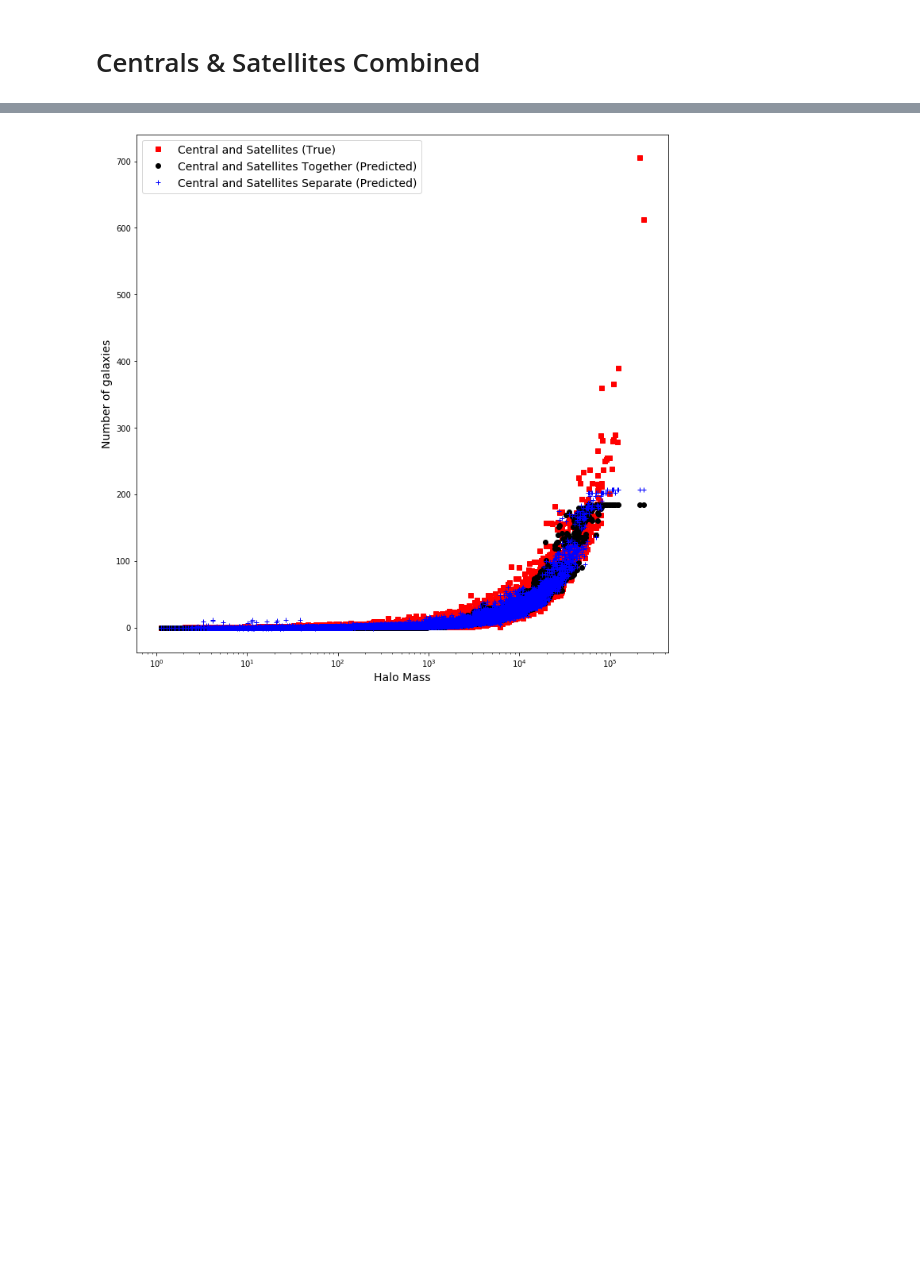
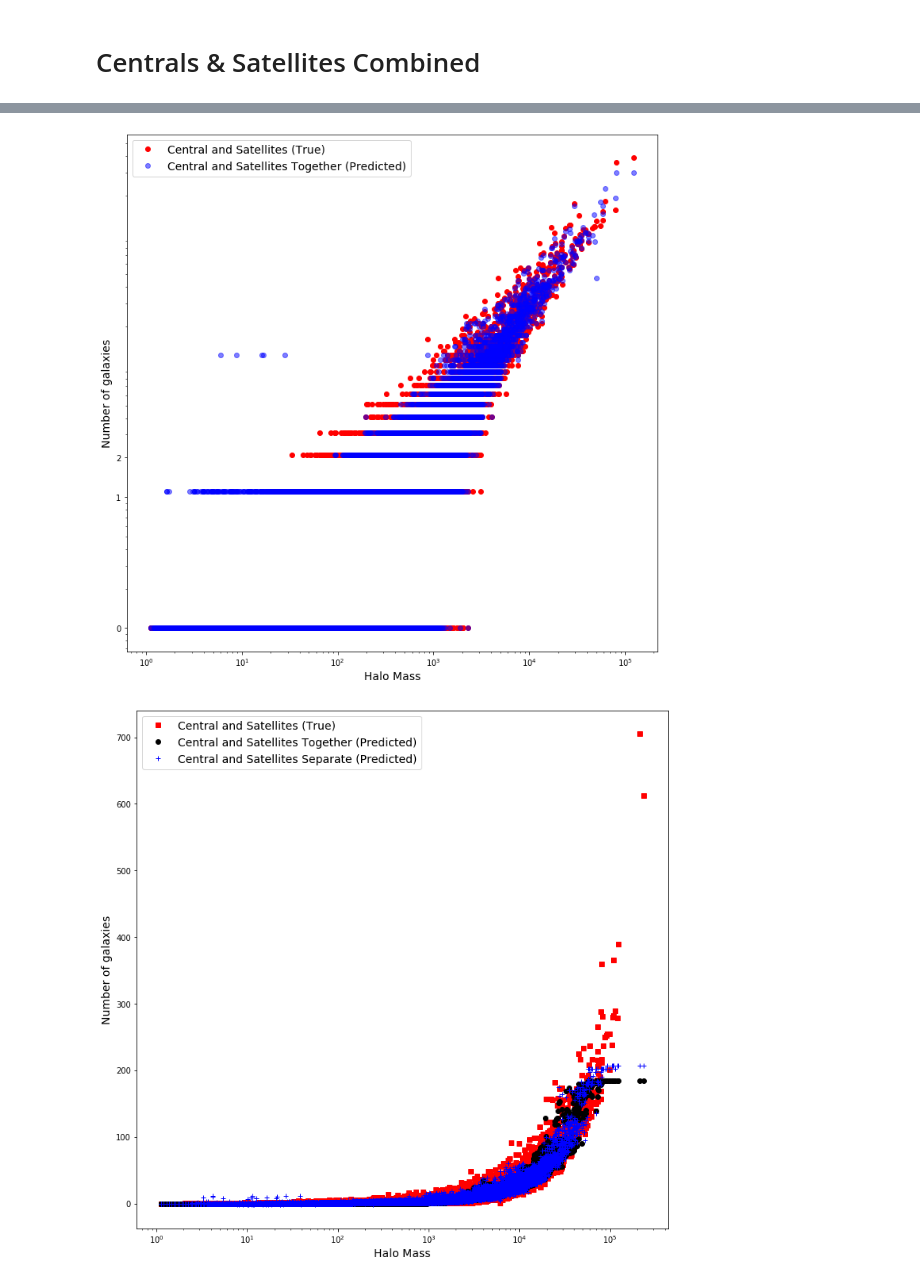
Before and after one commit to burning-river/Assembly_Bias, a Jupyter notebook: notebooks/prediction.ipynb, the cells around one changed output, grey strips where cells are left out. Cells and saved outputs as stored; diff of their text form; code cells hidden in the pictures; blank space fills up the shorter version.

```diff
--- a/notebooks/prediction.ipynb
+++ b/notebooks/prediction.ipynb
@@ -789,6 +842,41 @@ df['Central and Satellites Together (Predicted)'] = df1['Cent+Sat predicted Roun
 df['Central and Satellites Separate (Predicted)'] = df2['Sat predicted Rounded Off'] + df2['Cent predicted']
 
 halo_combined_final = df.copy()
+# %%
+cent_sat_sample = central[central['fofID'].isin(occpn_sample.fofID)]
+cent_sat_sample_sort = cent_sat_sample.sort_values(by = 'fofID')
+cent_sat_sample_sort = index_reset_drop(cent_sat_sample_sort)
+
+occpn_sample_sort = occpn_sample.sort_values(by = 'fofID')
+occpn_sample_sort = index_reset_drop(occpn_sample_sort)
+
+sat_df = occpn_sample_sort.copy()
+sat_df['Central Occupation (True)'] = cent_sat_sample_sort['Central Occupation (True)']
+sat_df['Central Occupation (Predicted)'] = cent_sat_sample_sort['Central Occupation (Predicted)']
+sat_df['Central and Satellites (True)'] = sat_df['Number of Sats']
++ cent_sat_sample_sort['Central Occupation (True)']
+sat_df['Central and Satellites (Predicted)'] = sat_df['Sat predicted']
++ cent_sat_sample_sort['Central Occupation (Predicted)']
+sat_df['Central and Satellites (Predicted, offset)'] = sat_df['Central and Satellites (Predicted)'] + 0.1
+sat_df['Central and Satellites (True, offset)'] = sat_df['Central and Satellites (True)'] + 0.1
+# %%
+with PdfPages('occupation_sample.pdf') as pdf:
+    fig = plt.figure(figsize=(12,12))
+    ax0 = fig.add_subplot(111)
+    ax0.set_xscale('log')
+    ax0.set_yscale('log')
+    ax0.plot((sat_df['mvir']),sat_df['Central and Satellites (True, offset)'],'ro',
+                 label = 'Central and Satellites (True)', rasterized=True)
+    ax0.plot((sat_df['mvir']),sat_df['Central and Satellites (Predicted, offset)'],'bo',
+                 alpha = 0.5, label = 'Central and Satellites Together (Predicted)', rasterized=True)
+    ax0.legend(fontsize=14)
+    ax0.set_yticks([0.1,1,2])
+    ax0.set_yticklabels([0, 1, 2])
+    ax0.set_xlabel('Halo Mass', fontsize=14)
+    ax0.set_ylabel('Number of galaxies', fontsize=14)
+    pdf.savefig()
+# %% [output]
+[figure, added]
 # %%
 with PdfPages('occupation.png') as png:
     fig = plt.figure(figsize=(12,12))
```
Also changed, not shown: parts of 22 cells of this notebook.
